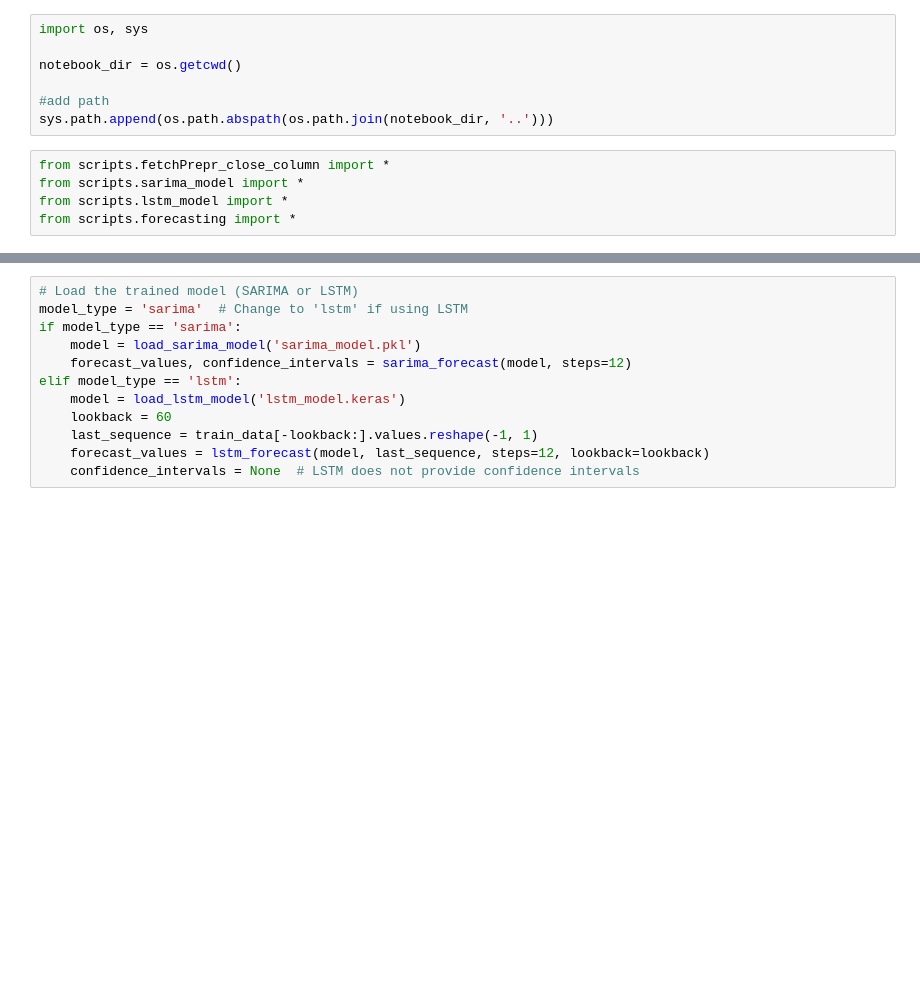
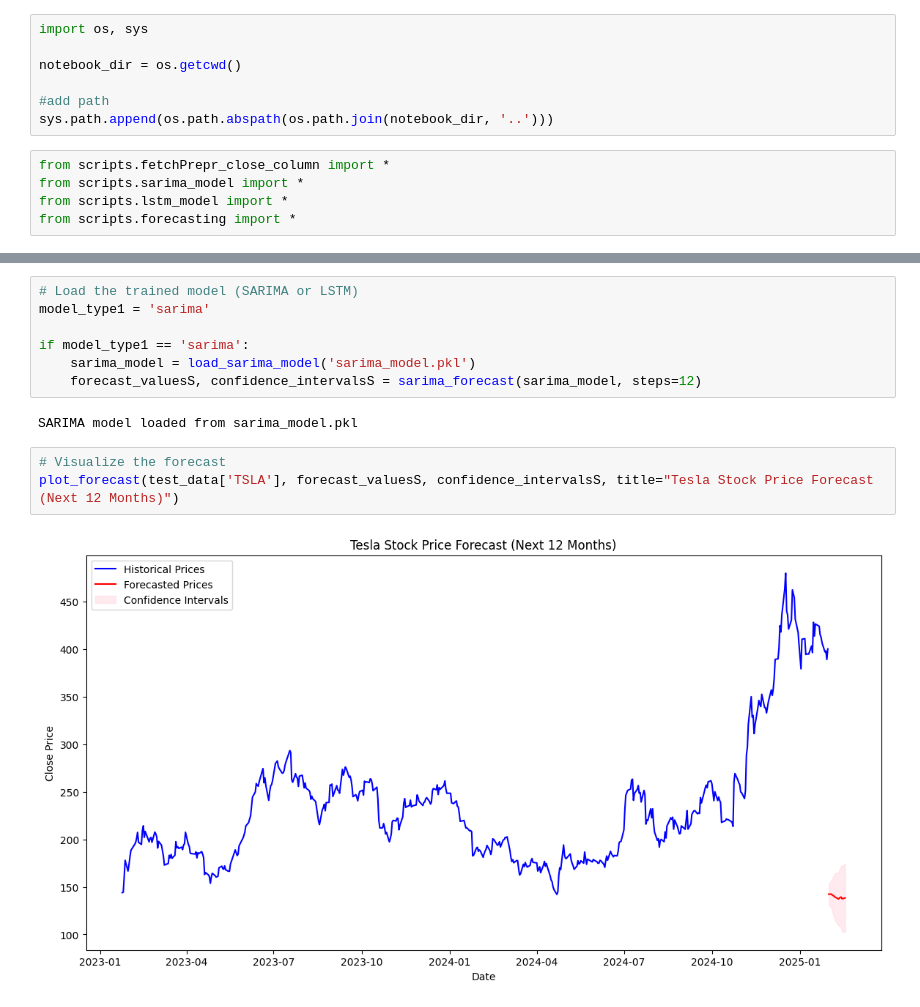
Before and after one commit to Natnahom/kaim-week-11, a Jupyter notebook: notebooks/forcasting.ipynb, the cells around one changed output, grey strips where cells are left out. Saved outputs shown, nothing was run; the diff lists cells and outputs as text; blank space fills up the shorter version.

Commit message:
Updated task-3 forecasting

```diff
--- a/notebooks/forcasting.ipynb
+++ b/notebooks/forcasting.ipynb
@@ -23,12 +20,14 @@ YF.download() has changed argument auto_adjust default to True
-# %%
-# Load the trained model (SARIMA or LSTM)
-model_type = 'sarima'  # Change to 'lstm' if using LSTM
-if model_type == 'sarima':
-    model = load_sarima_model('sarima_model.pkl')
-    forecast_values, confidence_intervals = sarima_forecast(model, steps=12)
-elif model_type == 'lstm':
-    model = load_lstm_model('lstm_model.keras')
-    lookback = 60
-    last_sequence = train_data[-lookback:].values.reshape(-1, 1)
-    forecast_values = lstm_forecast(model, last_sequence, steps=12, lookback=lookback)
-    confidence_intervals = None  # LSTM does not provide confidence intervals
+# %%
+# Load the trained model (SARIMA or LSTM)
+model_type1 = 'sarima'
+
+if model_type1 == 'sarima':
+    sarima_model = load_sarima_model('sarima_model.pkl')
+    forecast_valuesS, confidence_intervalsS = sarima_forecast(sarima_model, steps=12)
+# %% [output]
+SARIMA model loaded from sarima_model.pkl
+# %%
+# Visualize the forecast
+plot_forecast(test_data['TSLA'], forecast_valuesS, confidence_intervalsS, title="Tesla Stock Price Forecast (Next 12 Months)")
+# %% [output]
+[figure, added]
```
Also changed, not shown: parts of 7 cells of this notebook, 2 other files.
